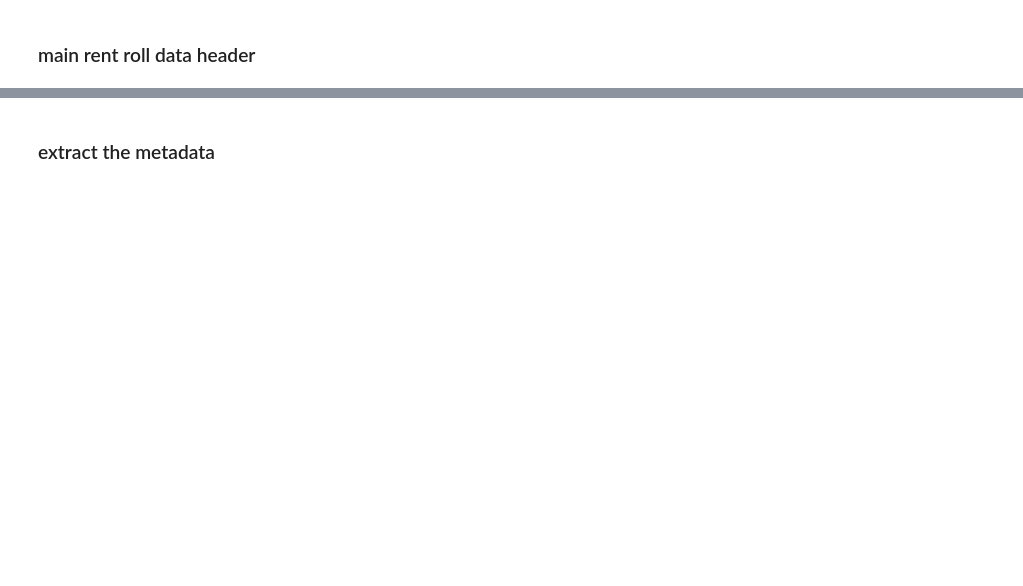
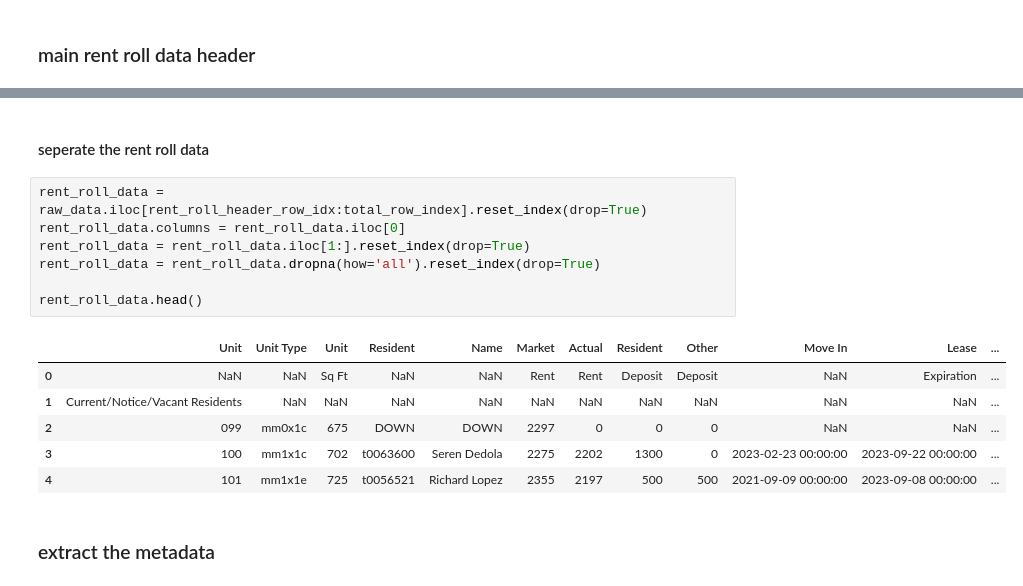
Before and after one commit to harikeerthan24/Lenguard, a Jupyter notebook: main.ipynb, the cells around one changed output, grey strips where cells are left out. Drawn from its saved outputs; the diff is of its cells as text; blank space fills up the shorter version.

Commit message:
Header Finder Implementation

```diff
--- a/main.ipynb
+++ b/main.ipynb
@@ -352,3 +719,19 @@ Rent Roll Header row index: 3
+# %% [markdown]
+#### seperate the rent roll data
+# %%
+rent_roll_data = raw_data.iloc[rent_roll_header_row_idx:total_row_index].reset_index(drop=True)
+rent_roll_data.columns = rent_roll_data.iloc[0]
+rent_roll_data = rent_roll_data.iloc[1:].reset_index(drop=True)
+rent_roll_data = rent_roll_data.dropna(how='all').reset_index(drop=True)
+
+rent_roll_data.head()
+# %% [output]
+|  | Unit | Unit Type | Unit | Resident | Name | Market | Actual | Resident | Other | Move In | Lease | ... |
+| 0 | NaN | NaN | Sq Ft | NaN | NaN | Rent | Rent | Deposit | Deposit | NaN | Expiration | ... |
+| 1 | Current/Notice/Vacant Residents | NaN | NaN | NaN | NaN | NaN | NaN | NaN | NaN | NaN | NaN | ... |
+| 2 | 099 | mm0x1c | 675 | DOWN | DOWN | 2297 | 0 | 0 | 0 | NaN | NaN | ... |
+| 3 | 100 | mm1x1c | 702 | t0063600 | Seren Dedola | 2275 | 2202 | 1300 | 0 | 2023-02-23 00:00:00 | 2023-09-22 00:00:00 | ... |
+| 4 | 101 | mm1x1e | 725 | t0056521 | Richard Lopez | 2355 | 2197 | 500 | 500 | 2021-09-09 00:00:00 | 2023-09-08 00:00:00 | ... |
 # %% [markdown]
 ### extract the metadata
 # %%
```
Also changed, not shown: parts of 10 cells of this notebook.
